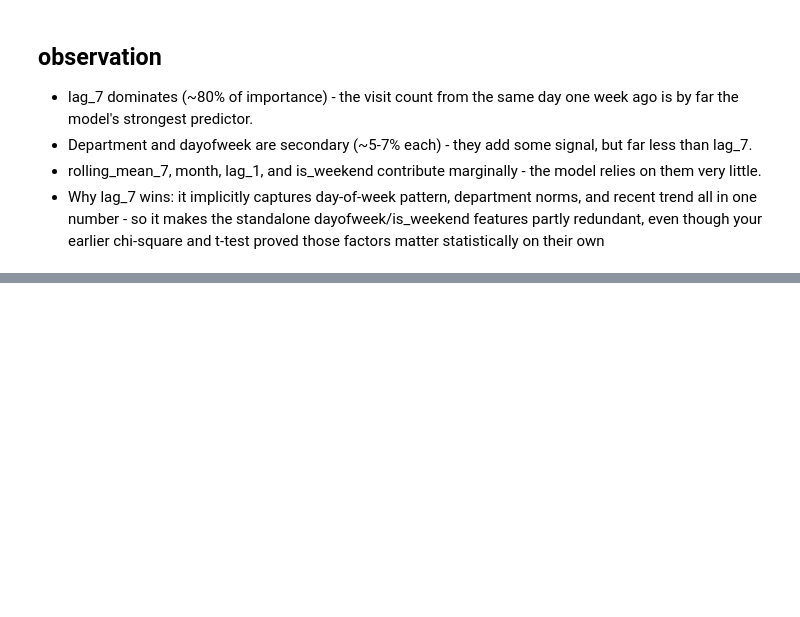
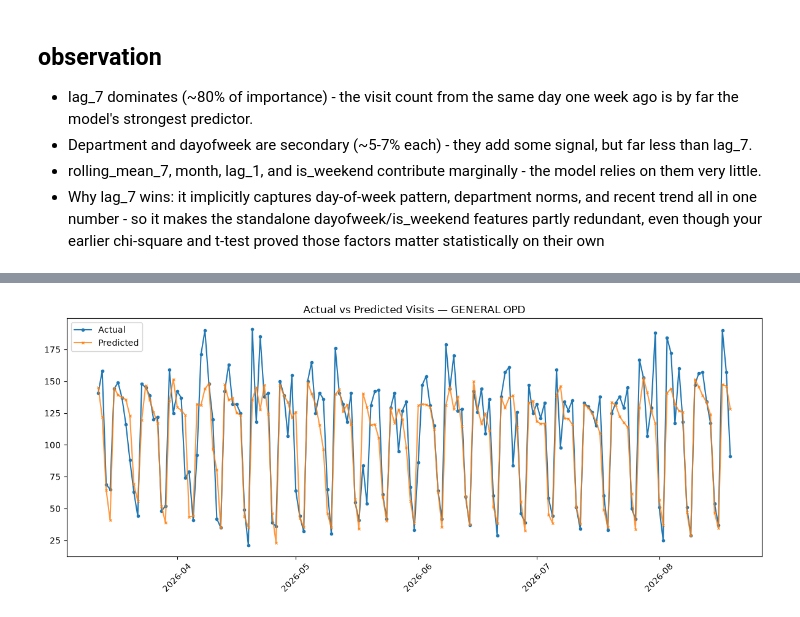
Before and after one commit to wahomelewis396/surge_sentinels, a Jupyter notebook: surge_sentinels.ipynb, the cells around one changed output, grey strips where cells are left out. Saved outputs shown, nothing was run; the diff lists cells and outputs as text; code cells hidden in the pictures; blank space fills up the shorter version.

```diff
--- a/surge_sentinels.ipynb
+++ b/surge_sentinels.ipynb
@@ -1200,0 +1254,15 @@ plt.show()
+# %%
+# Visualize the actual vs predicted visits for a specific department
+dept_check = 'GENERAL OPD'
+subset = test_long[test_long['Department'] == dept_check].sort_values('Date')
+
+plt.figure(figsize=(12,5))
+plt.plot(subset['Date'], subset['VisitCount'], label='Actual', marker='o', markersize=3)
+plt.plot(subset['Date'], subset['pred'], label='Predicted', marker='x', markersize=3, alpha=0.8)
+plt.legend()
+plt.title(f'Actual vs Predicted Visits — {dept_check}')
+plt.xticks(rotation=45)
+plt.tight_layout()
+plt.show()
+# %% [output]
+[figure, added]
```
Also changed, not shown: parts of 28 cells of this notebook.
